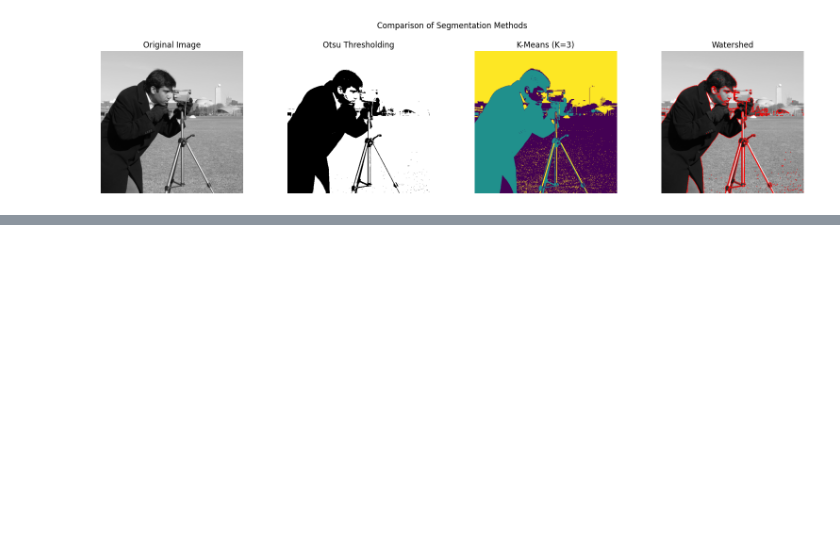
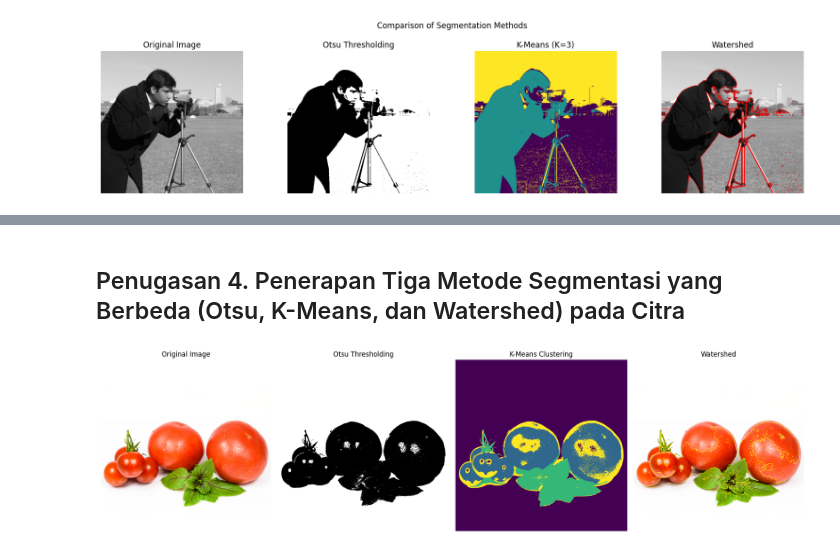
Before and after one commit to aninditarhm/2025_pengolahan_citra_ti2c, a Jupyter notebook: Jobsheet_04.ipynb, the cells around one changed output, grey strips where cells are left out. Cells and saved outputs as stored; diff of their text form; code cells hidden in the pictures; blank space fills up the shorter version.

```diff
--- a/Jobsheet_04.ipynb
+++ b/Jobsheet_04.ipynb
@@ -382,0 +434,62 @@ plt.show()
+# %% [markdown]
+## Penugasan 4. Penerapan Tiga Metode Segmentasi yang Berbeda (Otsu, K-Means, dan Watershed) pada Citra
+# %%
+import matplotlib.pyplot as plt
+from skimage import io, color, filters, segmentation
+from sklearn.cluster import KMeans
+import numpy as np
+import warnings
+
+# 1. Load gambar
+image = io.imread('/content/tomato.png')
+image_rgb = image[:, :, :3]
+image_float = image_rgb / 255.0
+
+# 2. Konversi ke grayscale
+gray = color.rgb2gray(image_rgb)
+
+# ========== METODE 1: Otsu Thresholding ==========
+thresh_otsu = filters.threshold_otsu(gray)
+binary_otsu = gray > thresh_otsu
+
+# ========== METODE 2: K-Means Clustering ==========
+rows, cols, ch = image_rgb.shape
+pixels = image_float.reshape((-1, 3))
+kmeans = KMeans(n_clusters=4, random_state=0, n_init=10)
+with warnings.catch_warnings():
+    warnings.simplefilter("ignore")
+    labels = kmeans.fit_predict(pixels)
+segmented_kmeans = labels.reshape((rows, cols))
+
+# ========== METODE 3: Watershed ==========
+elevation_map = filters.sobel(gray).astype(np.float64)
+markers = np.zeros_like(gray, dtype=np.int32)
+markers[gray < 0.3] = 1
+markers[gray > 0.6] = 2
+segmentation_watershed = segmentation.watershed(elevation_map, markers)
+segmented_ws = segmentation.mark_boundaries(image_rgb, segmentation_watershed)
+
+# ========== VISUALISASI ==========
+fig, axes = plt.subplots(1, 4, figsize=(18, 5))
+ax = axes.ravel()
+
+ax[0].imshow(image_rgb)
+ax[0].set_title("Original Image")
+ax[0].axis("off")
+
+ax[1].imshow(binary_otsu, cmap='gray')
+ax[1].set_title("Otsu Thresholding")
+ax[1].axis("off")
+
+ax[2].imshow(segmented_kmeans, cmap='viridis')
+ax[2].set_title("K-Means Clustering")
+ax[2].axis("off")
+
+ax[3].imshow(segmented_ws)
+ax[3].set_title("Watershed")
+ax[3].axis("off")
+
+plt.tight_layout()
+plt.show()
+# %% [output]
+[figure, added]
```
Also changed, not shown: parts of 2 cells of this notebook.
